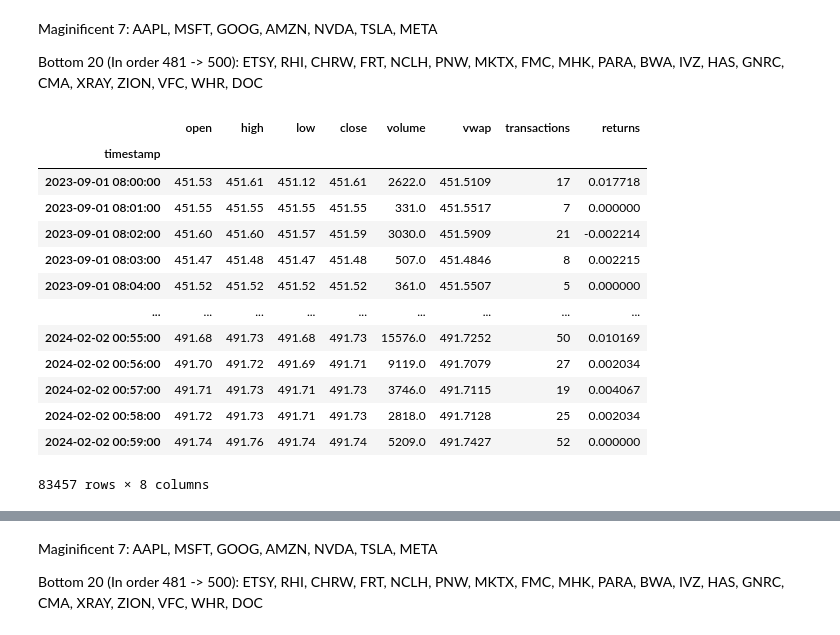
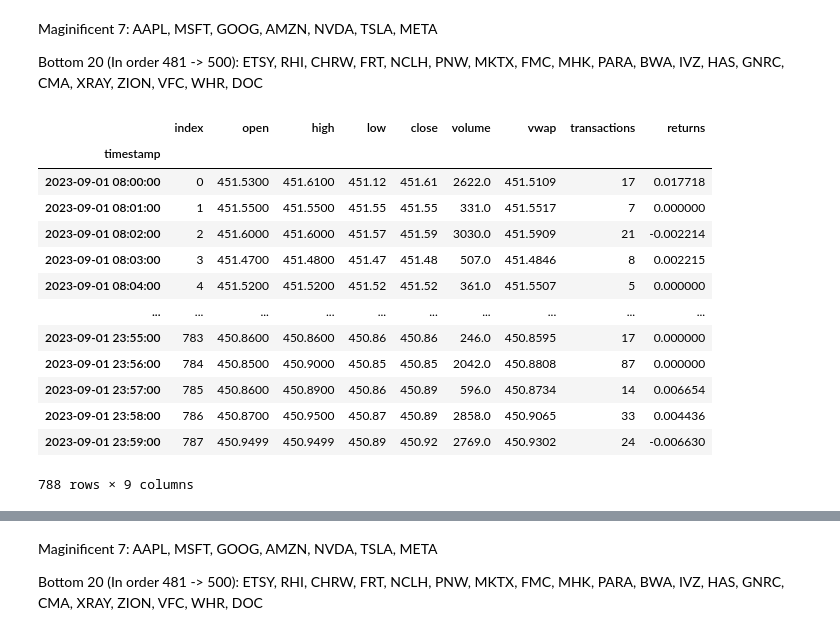
Before and after one commit to thenileriver/SPY_Analysis, a Jupyter notebook: Neils_Notebook.ipynb, the cells around one changed output, grey strips where cells are left out. Saved outputs shown, nothing was run; the diff lists cells and outputs as text; code cells hidden in the pictures.

```diff
--- a/Neils_Notebook.ipynb
+++ b/Neils_Notebook.ipynb
@@ -44,42 +44,59 @@ df['returns'] = (df['close'] / df['open'] - 1) * 100
 
 df.to_csv(f'{company}_Data.csv')
 # %%
-aapl = pd.read_csv('AAPL_Data.csv', index_col='Unnamed: 0').drop(['otc'], axis=1)
-googl = pd.read_csv('GOOGL_Data.csv', index_col='Unnamed: 0').drop(['otc'], axis=1)
-nvda = pd.read_csv('NVDA_Data.csv', index_col='Unnamed: 0').drop(['otc'], axis=1)
-spy = pd.read_csv('SPY_Data.csv', index_col='Unnamed: 0').drop(['otc'], axis=1)
+aapl = pd.read_csv('Data/Mag_7/AAPL_Data.csv').reset_index().drop(['otc'], axis=1)
+googl = pd.read_csv('Data/Mag_7/GOOG_Data.csv').reset_index().drop(['otc'], axis=1)
+nvda = pd.read_csv('Data/Mag_7/NVDA_Data.csv').reset_index().drop(['otc'], axis=1)
+spy = pd.read_csv('Data/SPY_Data.csv').reset_index().drop(['otc'], axis=1)
+amzn = pd.read_csv('Data/Mag_7/AMZN_Data.csv').reset_index().drop(['otc'], axis=1)
+meta = pd.read_csv('Data/Mag_7/META_Data.csv').reset_index().drop(['otc'], axis=1)
+msft = pd.read_csv('Data/Mag_7/MSFT_Data.csv').reset_index().drop(['otc'], axis=1)
+tsla = pd.read_csv('Data/Mag_7/TSLA_Data.csv').reset_index().drop(['otc'], axis=1)
 
-spy['timestamp'] = pd.to_datetime(spy['timestamp'], unit='ms')
-googl['timestamp'] = pd.to_datetime(googl['timestamp'], unit='ms')
-nvda['timestamp'] = pd.to_datetime(nvda['timestamp'], unit='ms')
-aapl['timestamp'] = pd.to_datetime(aapl['timestamp'], unit='ms')
+spy['timestamp'] = pd.to_datetime(spy['timestamp'])
+googl['timestamp'] = pd.to_datetime(googl['timestamp'])
+nvda['timestamp'] = pd.to_datetime(nvda['timestamp'])
+aapl['timestamp'] = pd.to_datetime(aapl['timestamp'])
+amzn['timestamp'] = pd.to_datetime(amzn['timestamp'])
+meta['timestamp'] = pd.to_datetime(meta['timestamp'])
+msft['timestamp'] = pd.to_datetime(msft['timestamp'])
+tsla['timestamp'] = pd.to_datetime(tsla['timestamp'])
 
 spy = spy.set_index('timestamp')
 googl = googl.set_index('timestamp')
 nvda = nvda.set_index('timestamp')
 aapl = aapl.set_index('timestamp')
+amzn = amzn.set_index('timestamp')
+meta = meta.set_index('timestamp')
+msft = msft.set_index('timestamp')
+tsla = tsla.set_index('timestamp')
 
 spy['returns'] = (spy['close'] / spy['open'] - 1) * 100
 googl['returns'] = (googl['close'] / googl['open'] - 1) * 100
 nvda['returns'] = (nvda['close'] / nvda['open'] - 1) * 100
 aapl['returns'] = (aapl['close'] / aapl['open'] - 1) * 100
+amzn['returns'] = (amzn['close'] / amzn['open'] - 1) * 100
+meta['returns'] = (meta['close'] / meta['open'] - 1) * 100
+msft['returns'] = (msft['close'] / msft['open'] - 1) * 100
+tsla['returns'] = (tsla['close'] / tsla['open'] - 1) * 100
 
-spy
+
+spy.loc[(spy.index >= '2023-09-01') & (spy.index <= '2023-09-02')]
 # %% [output]
-|  | open | high | low | close | volume | vwap | transactions | returns |
-| timestamp |  |  |  |  |  |  |  |  |
-| 2023-09-01 08:00:00 | 451.53 | 451.61 | 451.12 | 451.61 | 2622.0 | 451.5109 | 17 | 0.017718 |
-| 2023-09-01 08:01:00 | 451.55 | 451.55 | 451.55 | 451.55 | 331.0 | 451.5517 | 7 | 0.000000 |
-| 2023-09-01 08:02:00 | 451.60 | 451.60 | 451.57 | 451.59 | 3030.0 | 451.5909 | 21 | -0.002214 |
-| 2023-09-01 08:03:00 | 451.47 | 451.48 | 451.47 | 451.48 | 507.0 | 451.4846 | 8 | 0.002215 |
-| 2023-09-01 08:04:00 | 451.52 | 451.52 | 451.52 | 451.52 | 361.0 | 451.5507 | 5 | 0.000000 |
-| ... | ... | ... | ... | ... | ... | ... | ... | ... |
-| 2024-02-02 00:55:00 | 491.68 | 491.73 | 491.68 | 491.73 | 15576.0 | 491.7252 | 50 | 0.010169 |
-| 2024-02-02 00:56:00 | 491.70 | 491.72 | 491.69 | 491.71 | 9119.0 | 491.7079 | 27 | 0.002034 |
-| 2024-02-02 00:57:00 | 491.71 | 491.73 | 491.71 | 491.73 | 3746.0 | 491.7115 | 19 | 0.004067 |
-| 2024-02-02 00:58:00 | 491.72 | 491.73 | 491.71 | 491.73 | 2818.0 | 491.7128 | 25 | 0.002034 |
-| 2024-02-02 00:59:00 | 491.74 | 491.76 | 491.74 | 491.74 | 5209.0 | 491.7427 | 52 | 0.000000 |
+|  | index | open | high | low | close | volume | vwap | transactions | returns |
+| timestamp |  |  |  |  |  |  |  |  |  |
+| 2023-09-01 08:00:00 | 0 | 451.5300 | 451.6100 | 451.12 | 451.61 | 2622.0 | 451.5109 | 17 | 0.017718 |
+| 2023-09-01 08:01:00 | 1 | 451.5500 | 451.5500 | 451.55 | 451.55 | 331.0 | 451.5517 | 7 | 0.000000 |
+| 2023-09-01 08:02:00 | 2 | 451.6000 | 451.6000 | 451.57 | 451.59 | 3030.0 | 451.5909 | 21 | -0.002214 |
+| 2023-09-01 08:03:00 | 3 | 451.4700 | 451.4800 | 451.47 | 451.48 | 507.0 | 451.4846 | 8 | 0.002215 |
+| 2023-09-01 08:04:00 | 4 | 451.5200 | 451.5200 | 451.52 | 451.52 | 361.0 | 451.5507 | 5 | 0.000000 |
+| ... | ... | ... | ... | ... | ... | ... | ... | ... | ... |
+| 2023-09-01 23:55:00 | 783 | 450.8600 | 450.8600 | 450.86 | 450.86 | 246.0 | 450.8595 | 17 | 0.000000 |
+| 2023-09-01 23:56:00 | 784 | 450.8500 | 450.9000 | 450.85 | 450.85 | 2042.0 | 450.8808 | 87 | 0.000000 |
+| 2023-09-01 23:57:00 | 785 | 450.8600 | 450.8900 | 450.86 | 450.89 | 596.0 | 450.8734 | 14 | 0.006654 |
+| 2023-09-01 23:58:00 | 786 | 450.8700 | 450.9500 | 450.87 | 450.89 | 2858.0 | 450.9065 | 33 | 0.004436 |
+| 2023-09-01 23:59:00 | 787 | 450.9499 | 450.9499 | 450.89 | 450.92 | 2769.0 | 450.9302 | 24 | -0.006630 |
-83457 rows × 8 columns
+788 rows × 9 columns
 # %%
 import seaborn as sns
 import matplotlib.pyplot as plt
```
Also changed, not shown: parts of 24 cells of this notebook, 1 other file.
